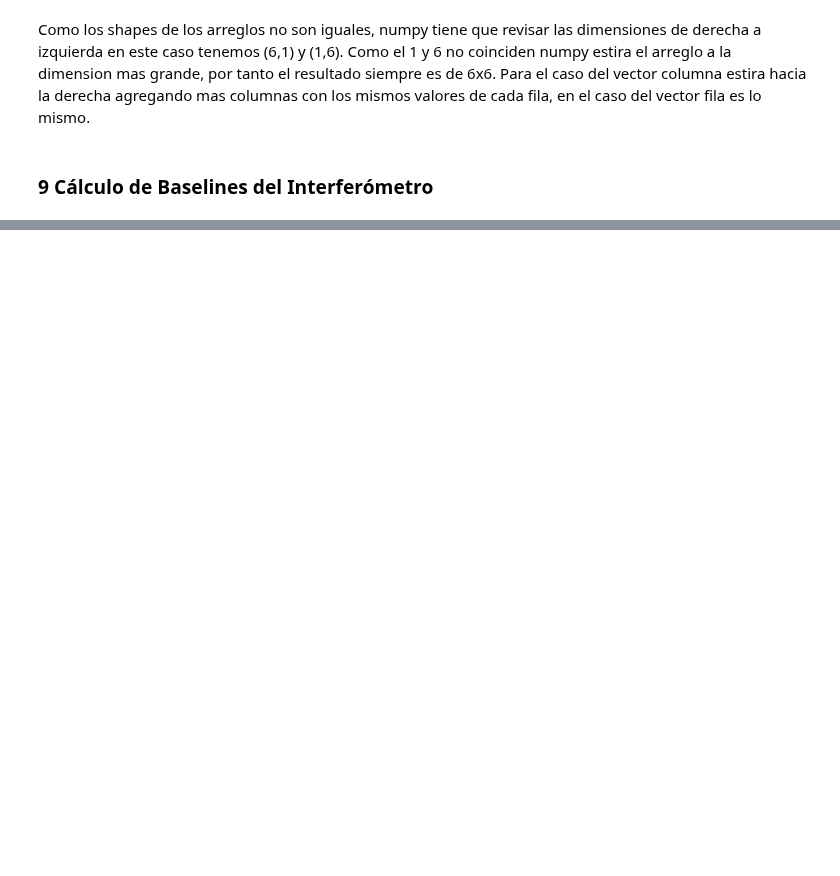
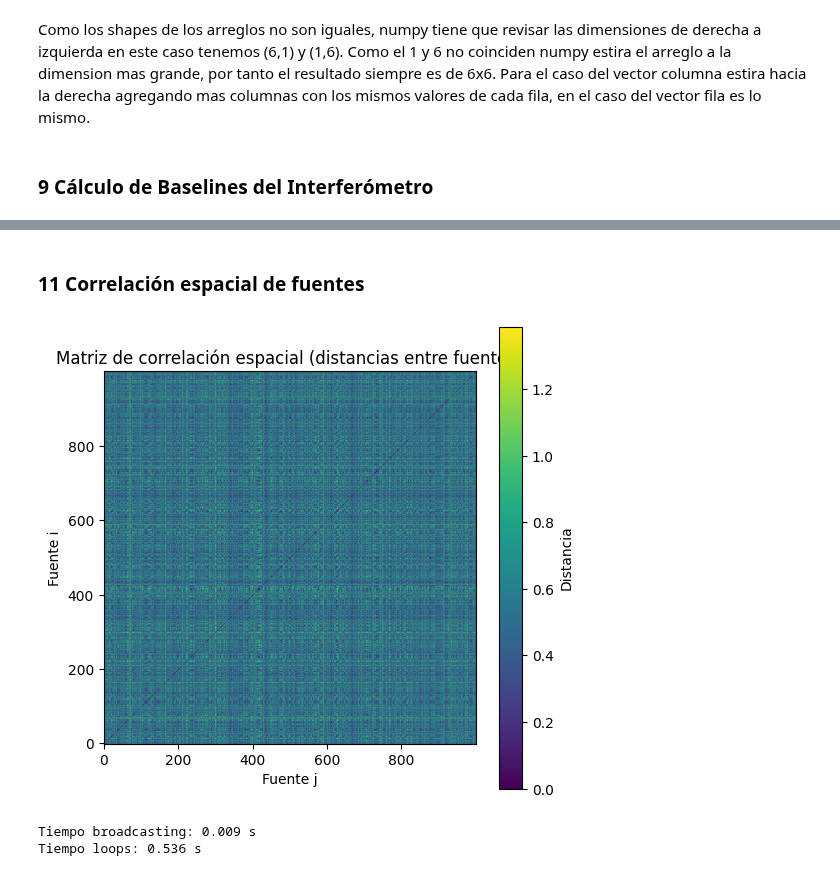
Before and after one commit to Mieres7/RadioInterferometry, a Jupyter notebook: ejercicios_numpy/guia_numpy.ipynb, the cells around one changed output, grey strips where cells are left out. Saved outputs shown, nothing was run; the diff lists cells and outputs as text; code cells hidden in the pictures; blank space fills up the shorter version.

```diff
--- a/ejercicios_numpy/guia_numpy.ipynb
+++ b/ejercicios_numpy/guia_numpy.ipynb
@@ -299,0 +390,40 @@ Como los shapes de los arreglos no son iguales, numpy tiene que revisar las dime
+# %% [markdown]
+### 11 Correlación espacial de fuentes
+# %%
+# fuentes
+N = 1000
+np.random.seed(0)
+x = np.random.uniform(0, 1, N)
+y = np.random.uniform(0, 1, N)
+pos = np.stack([x, y], axis=1)  # forma (N, 2)
+
+# broadcasting
+t0 = time.time()
+dx = pos[:, 0][:, None] - pos[:, 0]  # (N, N)
+dy = pos[:, 1][:, None] - pos[:, 1]
+dist_matrix = np.sqrt(dx**2 + dy**2)
+t_broadcast = time.time() - t0
+
+# loops
+t0 = time.time()
+dist_loop = np.ndarray((N,N))
+for i in range(N):
+    for j in range(i+1, N):
+        d = np.sqrt((x[i] - x[j])**2 + (y[i] - y[j])**2)
+        dist_loop[i][j] = d
+t_loop = time.time() - t0
+
+plt.figure(figsize=(6, 6))
+plt.imshow(dist_matrix, cmap='viridis', origin='lower')
+plt.colorbar(label='Distancia')
+plt.title('Matriz de correlación espacial (distancias entre fuentes)')
+plt.xlabel('Fuente j')
+plt.ylabel('Fuente i')
+plt.show()
+
+print(f"Tiempo broadcasting: {t_broadcast:.3f} s")
+print(f"Tiempo loops: {t_loop:.3f} s")
+# %% [output]
+[figure, added]
+Tiempo broadcasting: 0.009 s
+Tiempo loops: 0.536 s
```
Also changed, not shown: parts of 36 cells of this notebook, 2 other files.
